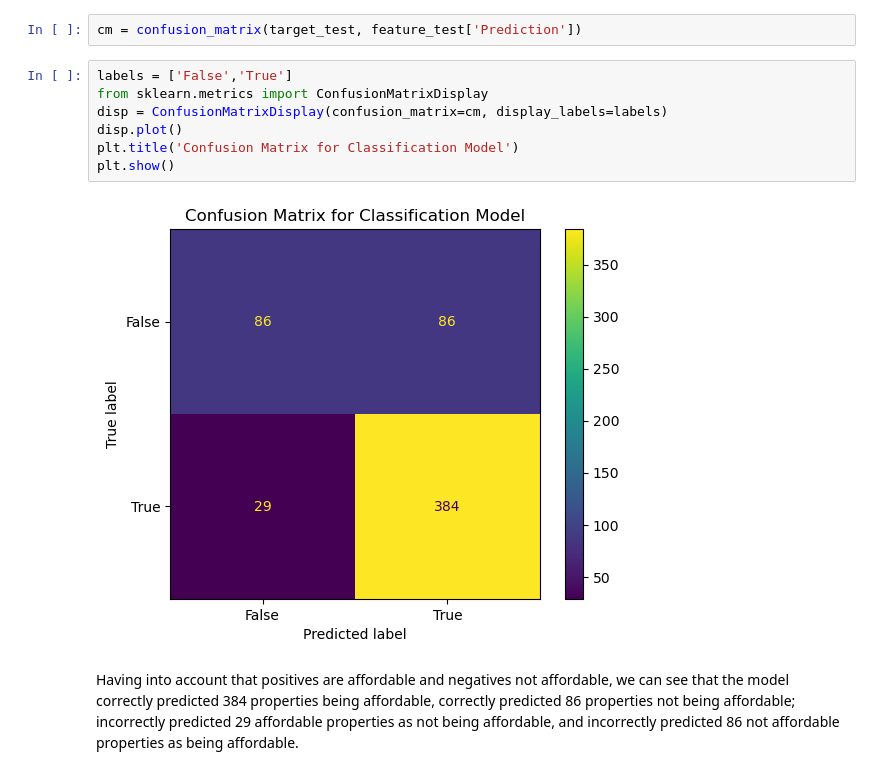
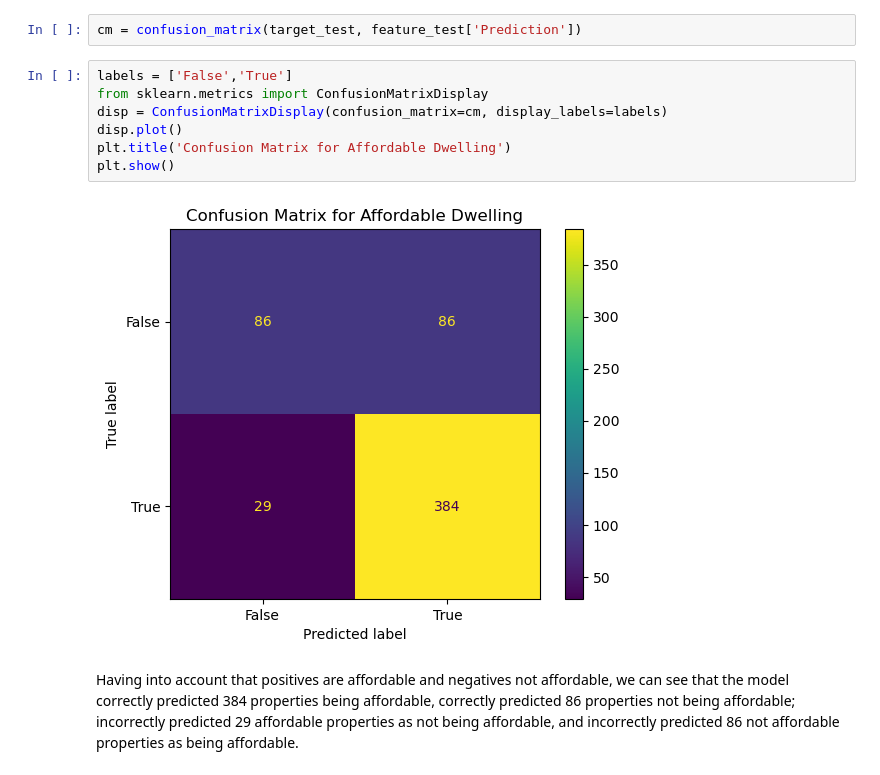
Before and after one commit to RaineScarlett/dsreport, a Jupyter notebook: iteration2.ipynb, the cells around one changed output. Drawn from its saved outputs; the diff is of its cells as text.

```diff
--- a/iteration2.ipynb
+++ b/iteration2.ipynb
@@ -412,12 +412,12 @@ cm = confusion_matrix(target_test, feature_test['Prediction'])
 # %%
 labels = ['False','True']
 from sklearn.metrics import ConfusionMatrixDisplay
 disp = ConfusionMatrixDisplay(confusion_matrix=cm, display_labels=labels)
 disp.plot()
-plt.title('Confusion Matrix for Classification Model')
+plt.title('Confusion Matrix for Affordable Dwelling')
 plt.show()
 # %% [output]
-[figure, old version]
+[figure, new version]
 # %% [markdown]
 Having into account that positives are affordable and negatives not affordable, we can see that the model correctly predicted 384 properties being affordable, correctly predicted 86 properties not being affordable; incorrectly predicted 29 affordable properties as not being affordable, and incorrectly predicted 86 not affordable properties as being affordable.
 # %%
```
Also changed, not shown: parts of 3 cells of this notebook, 2 other files.
